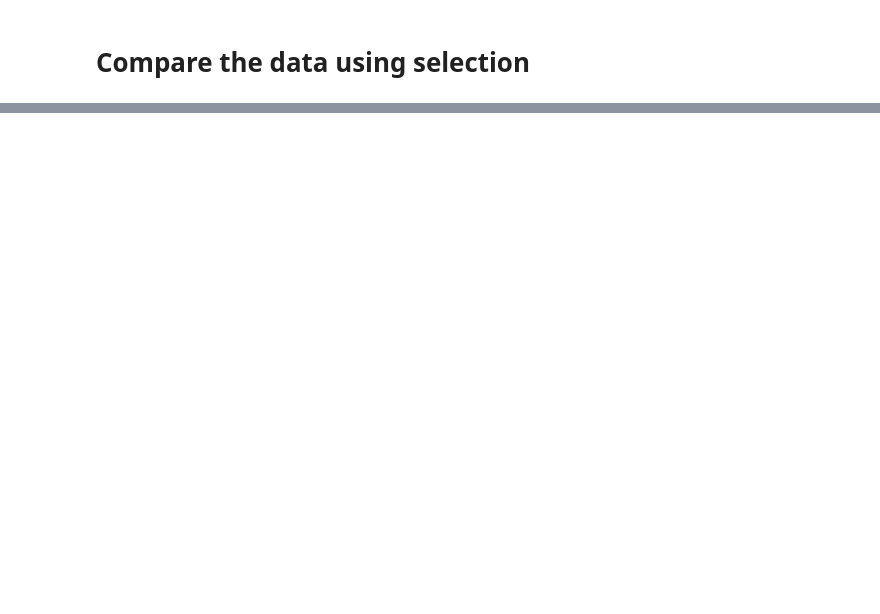
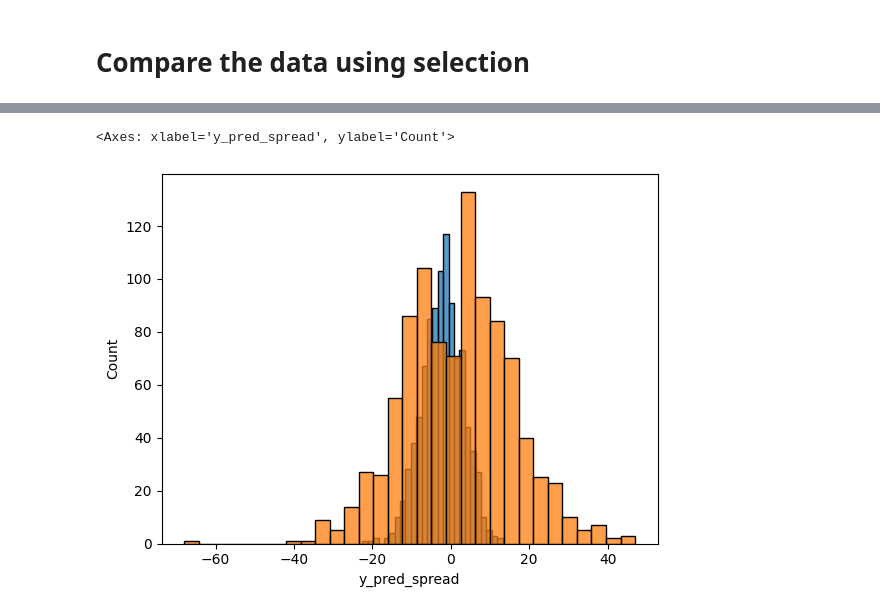
Before and after one commit to alecmatt5/nba_betting_analysis, a Jupyter notebook: backend/notebooks/secondary_model_alec.ipynb, the cells around one changed output, grey strips where cells are left out. Saved outputs shown, nothing was run; the diff lists cells and outputs as text; code cells hidden in the pictures; blank space fills up the shorter version.

```diff
--- a/backend/notebooks/secondary_model_alec.ipynb
+++ b/backend/notebooks/secondary_model_alec.ipynb
@@ -4,4 +5,8 @@ import numpy as np
 # %% [markdown]
 # Get the data from the model
 # %%
-#TEMPORARY
+y_pred = pd.read_pickle('../data/pkl/y_pred_adv_test.pkl')
+y_pred = y_pred[['GAME_ID', 'GAME_DATE', 'TEAM_NAME_h', 'TEAM_NAME_a', 'y_pred', 'PLUS_MINUS']]
+y_pred.drop_duplicates(subset='GAME_ID', inplace=True)
+y_pred['y_pred_spread'] = y_pred['y_pred'] * - 1
+y_pred
@@ -79,2 +93,13 @@ bets
 # %% [markdown]
 # Compare the data
+# %%
+y_pred['TEAM_NAME_a'].sort_values().unique()
+team_name = ['Hawks', 'Celtics', 'Nets', 'Hornets', 'Bulls', 'Cavaliers', 'Mavericks', 'Nuggets', 'Pistons',
+            'Warriors', 'Rockets', 'Pacers', 'Clippers', 'Lakers', 'Grizzlies', 'Heat', 'Bucks', 'Timberwolves',
+            'Pelicans', 'Knicks', 'Thunder', 'Magic', '76ers', 'Suns', 'Trail Blazers', 'Kings', 'Spurs',
+            'Raptors', 'Jazz', 'Wizards']
+team_city = bets['Team_Name'].sort_values().unique().tolist()
+map = {}
+for i, name in enumerate(team_name):
+    map[name] = team_city[i]
+y_pred = y_pred.replace({'TEAM_NAME_h': map, 'TEAM_NAME_a': map})
@@ -82,0 +268,6 @@ bets
+# %%
+sns.histplot(y_pred['y_pred_spread'])
+sns.histplot(y_pred['PLUS_MINUS'])
+# %% [output]
+<Axes: xlabel='y_pred_spread', ylabel='Count'>
+[figure, added]
```
Also changed, not shown: parts of 20 cells of this notebook, 15 other files.
